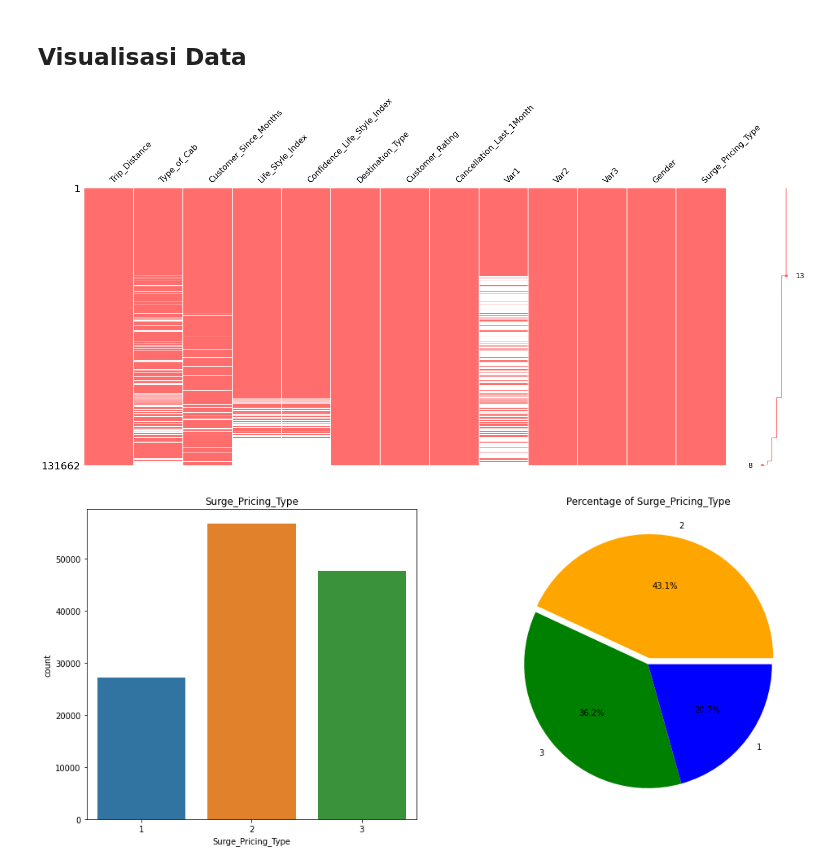
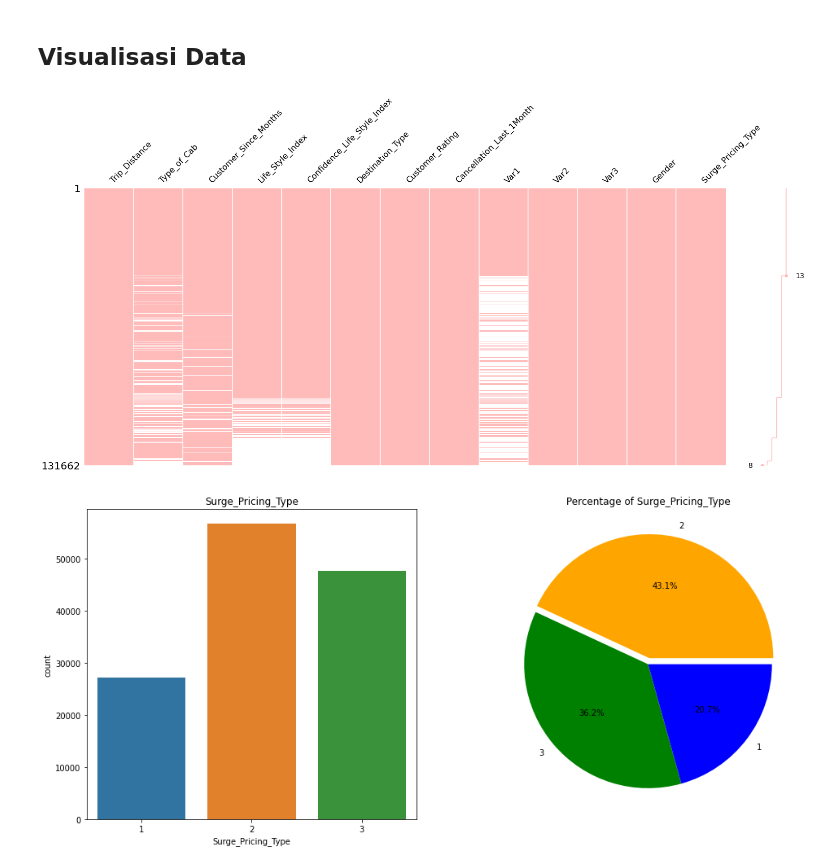
Before and after one commit to TutiAmalia/Klasifikasi-Gambar-, a Jupyter notebook: PredictiveAnalytics.ipynb, the cells around one changed output. Saved outputs shown, nothing was run; the diff lists cells and outputs as text; code cells hidden in the pictures.

```diff
--- a/PredictiveAnalytics.ipynb
+++ b/PredictiveAnalytics.ipynb
@@ -190,7 +231,7 @@ dtype: float64
 # %%
 # Melakukan visualisasi data yang kosong
 sorted_null = msno.nullity_sort(df, sort='descending')
-figures = msno.matrix(sorted_null, color=(1, 0.43, 0.43))
+figures = msno.matrix(sorted_null, color=(1, 0.73, 0.73))
 # %% [output]
-[figure, old version]
+[figure, new version]
 # %%
```
Also changed, not shown: parts of 76 cells of this notebook.
